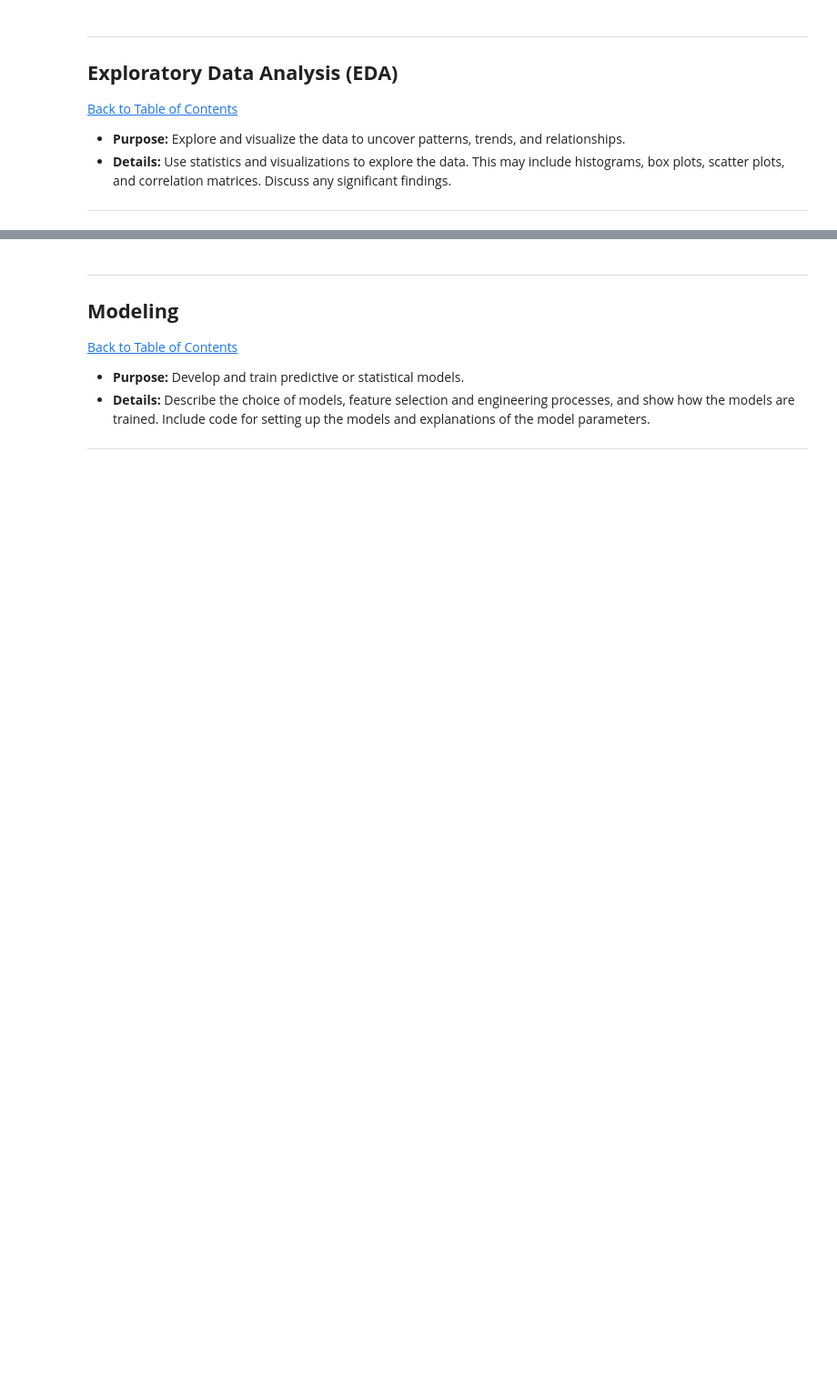
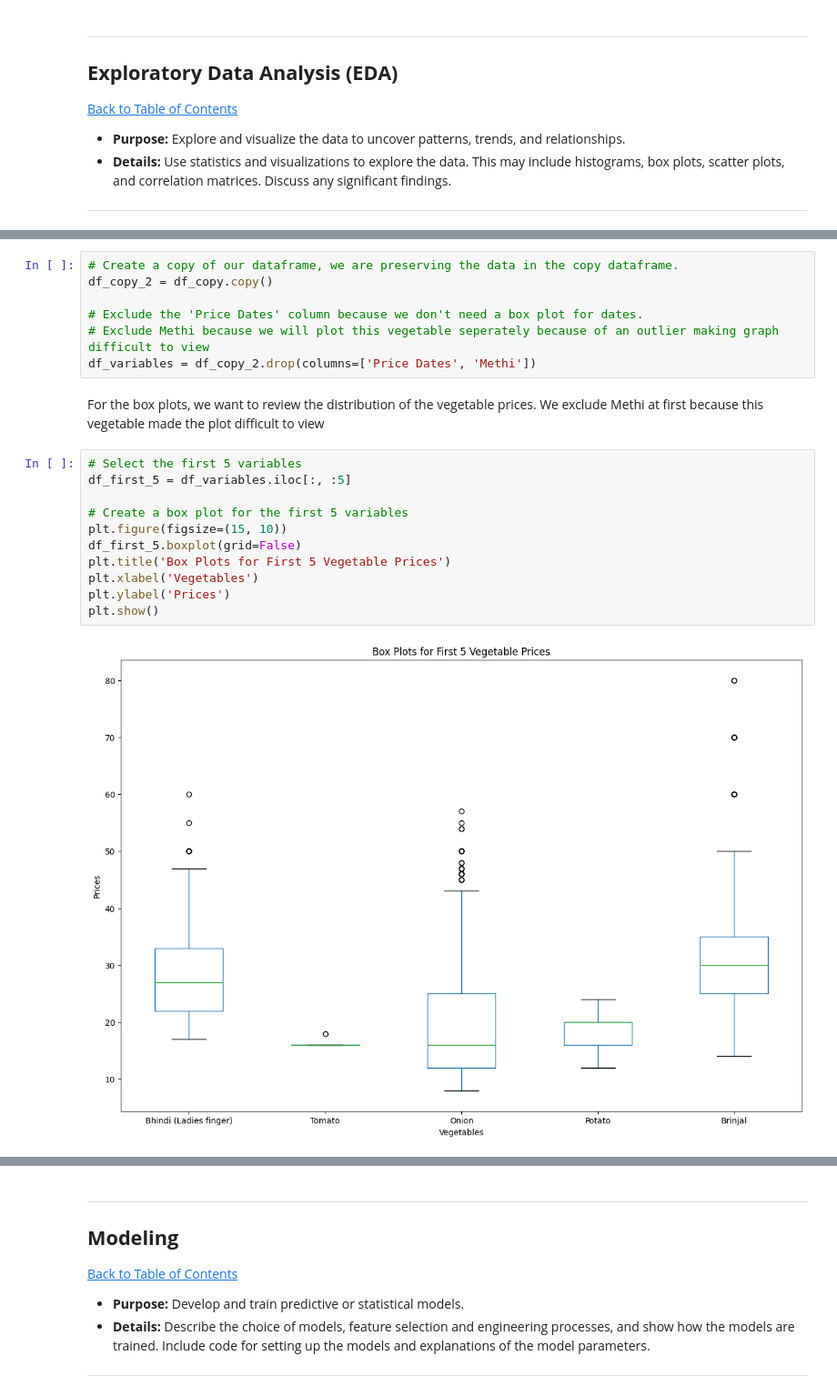
Before and after one commit to Andrica-Mabusela/workplace, a Jupyter notebook: QCTO---Workplace-Module-Notebook-Template-4571.ipynb, the cells around one changed output, grey strips where cells are left out. Shown at 91% size. Drawn from its saved outputs; the diff is of its cells as text; blank space fills up the shorter version.

```diff
--- a/QCTO---Workplace-Module-Notebook-Template-4571.ipynb
+++ b/QCTO---Workplace-Module-Notebook-Template-4571.ipynb
@@ -201,0 +305,22 @@ df_copy.describe()
+# %%
+# Create a copy of our dataframe, we are preserving the data in the copy dataframe.
+df_copy_2 = df_copy.copy()
+
+# Exclude the 'Price Dates' column because we don't need a box plot for dates.
+# Exclude Methi because we will plot this vegetable seperately because of an outlier making graph difficult to view
+df_variables = df_copy_2.drop(columns=['Price Dates', 'Methi'])
+# %% [markdown]
+For the box plots, we want to review the distribution of the vegetable prices. We exclude Methi at first because this vegetable made the plot difficult to view
+# %%
+# Select the first 5 variables
+df_first_5 = df_variables.iloc[:, :5]
+
+# Create a box plot for the first 5 variables
+plt.figure(figsize=(15, 10))
+df_first_5.boxplot(grid=False)
+plt.title('Box Plots for First 5 Vegetable Prices')
+plt.xlabel('Vegetables')
+plt.ylabel('Prices')
+plt.show()
+# %% [output]
+[figure, added]
```
Also changed, not shown: parts of 69 cells of this notebook, 2 other files.
